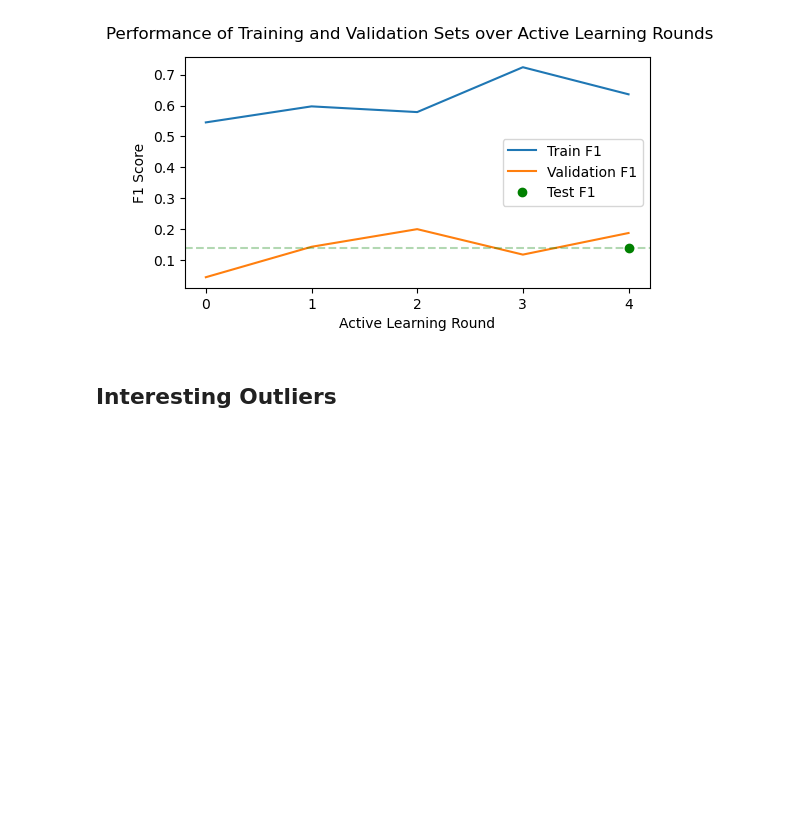
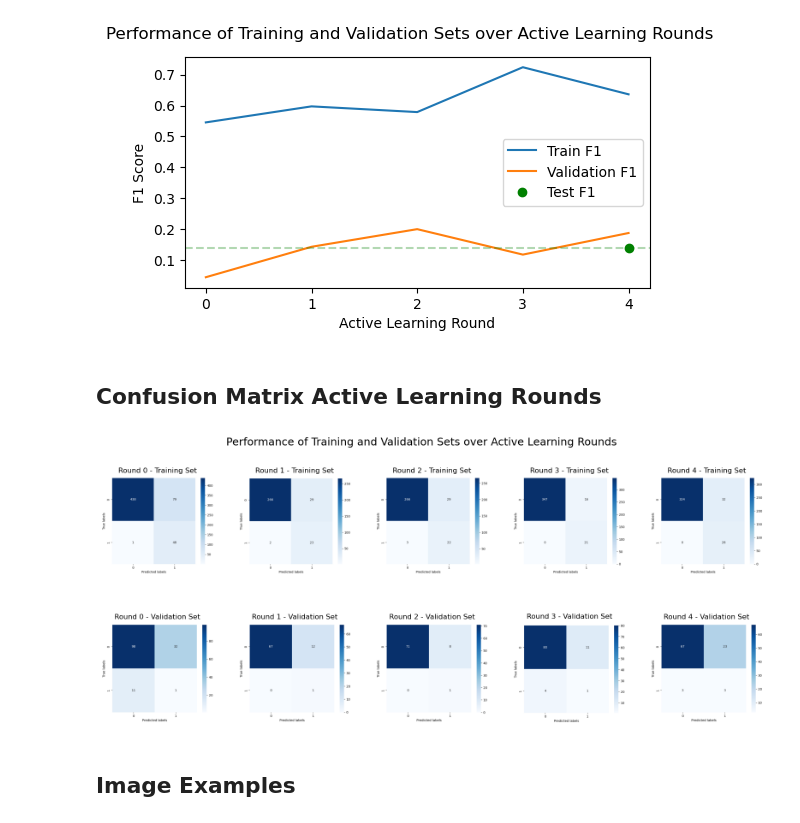
Before and after one commit to NaomiDerel/Image_Search, a Jupyter notebook: report_results/experimental_results.ipynb, the cells around one changed output. Saved outputs shown, nothing was run; the diff lists cells and outputs as text; code cells hidden in the pictures; blank space fills up the shorter version.

Commit message:
experiments for report: confusion matrices, run time, image examples plot

```diff
--- a/report_results/experimental_results.ipynb
+++ b/report_results/experimental_results.ipynb
@@ -53,6 +54,25 @@ ax2.legend()
 plt.show()
 # %% [output]
 [figure]
-# %% [markdown]
-## Interesting Outliers
+# %% [markdown]
+## Confusion Matrix Active Learning Rounds
+# %%
+base_dir = os.path.dirname(os.getcwd())
+fig, axs = plt.subplots(2,5, figsize=(20, 8))
+fig.suptitle("Performance of Training and Validation Sets over Active Learning Rounds", fontsize=18)
+fig.subplots_adjust(top=0.9)
+
+for r in range(0, 5):
+    for i,t in enumerate(["train", "eval"]):
+        img = Image.open(base_dir + "/active_learning_results/round" + str(r) + "_" + t + ".png")
+        name = "Training Set" if t == "train" else "Validation Set"
+        axs[i,r].imshow(img)
+        axs[i,r].axis("off")
+        axs[i,r].set_title("Round " + str(r) + " - " + name)
+
+plt.show()
+# %% [output]
+[figure, added]
+# %% [markdown]
+## Image Examples
 # %%
```
Also changed, not shown: parts of 4 cells of this notebook, 13 other files.
